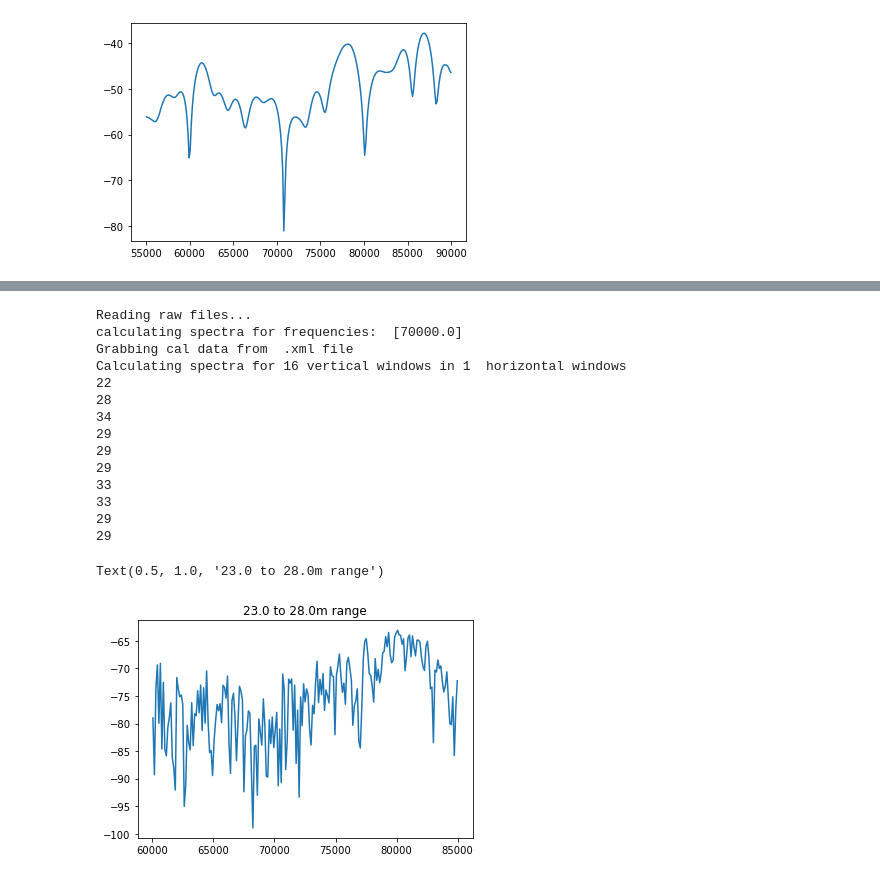
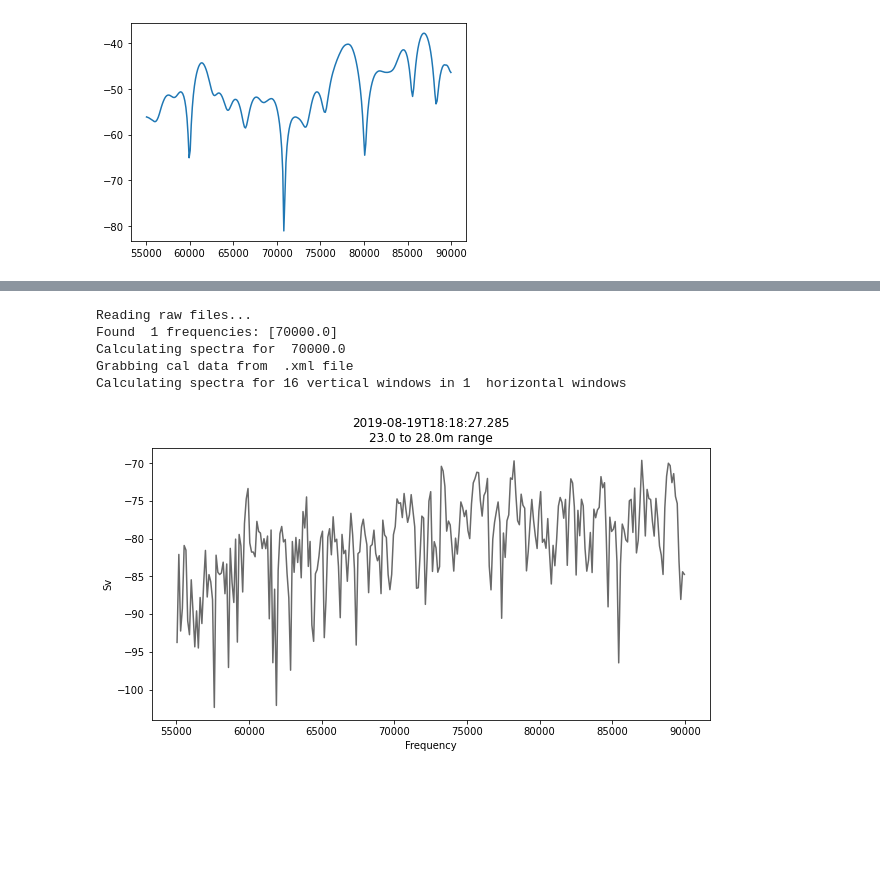
Before and after one commit to leviner/rltools, a Jupyter notebook: ek80Tools/spectra.ipynb, the cells around one changed output, grey strips where cells are left out. Cells and saved outputs as stored; diff of their text form; code cells hidden in the pictures; blank space fills up the shorter version.

```diff
--- a/ek80Tools/spectra.ipynb
+++ b/ek80Tools/spectra.ipynb
@@ -46,14 +59,3 @@ def freqtransf(FFTvecin,fsdec,fc): #sampling decimation of band-limited signal
     FFTvec = FFTvec[idxmin:idxmin+nfft]
     fvec = fvec[idxmin:idxmin+nfft]
     return FFTvec, fvec
-# %%
-nfft  = len(FFTvecin)
-FFTvec = np.ravel([FFTvecin, FFTvecin, FFTvecin])
-fvec  = fsdec*np.linspace(0,1-(1/nfft),nfft)
-fvec   = np.ravel([fvec,fsdec+fvec,(2*fsdec)+fvec])
-if fc > (fsdec/2):
-    idxmin      = round((fc-fsdec/2)/fsdec*nfft)-1
-else:
-    idxmin      = 0
-FFTvec = FFTvec[idxmin:idxmin+nfft]
-fvec = fvec[idxmin:idxmin+nfft]
@@ -64,14 +62,3 @@ fvec[-1]
-# %%
-nfft  = len(FFTvecin)
-FFTvec  = FFTvec = np.ravel([FFTvecin, FFTvecin, FFTvecin])
-fvec  = fsdec*np.linspace(0,1-(1/nfft),nfft)
-fvec   = np.ravel([fvec,fsdec+fvec,(2*fsdec)+fvec])
-if fc > (fsdec/2):
-    idxmin      = round((fc-fsdec/2)/fsdec*nfft)
-else:
-    idxmin      = 1
-FFTvec = FFTvec[idxmin:idxmin+nfft]
-fvec = fvec[idxmin:idxmin+nfft]
 # %%
 rawfiles=['SME80/RWP_2018_deployment_plan-Phase0-D20190727-T081515-0-pp_55-90FM_split.raw']
 calFilesXML=['SME80/SME80_FM.xml']
@@ -116,7 +103,8 @@ class winSetup():
 # %%
 win = winSetup(d_power) # setup the window parameters
 # %%
-filename = 'FMProcessing/cv1.csv'
+import pandas as pd
+filename = 'Example_ComplexVoltages.csv' #
 data = pd.read_csv(filename, sep=",", header=None)
 data = np.ravel(data.applymap(lambda s: np.complex(''.join((s.replace('i', 'j')).split()))).values)
 # %%
@@ -456,36 +472,17 @@ class spectra():
 # %%
+# Example using data with a single frequency and one cal file (SME mooring data)
 from glob import glob
 files = glob('D:/SME80/RWP*FM_split.raw')
-rawFiles = files[0:10]
-#rawFiles=['SME80/RWP_2018_deployment_plan-Phase0-D20190727-T081515-0-pp_55-90FM_split.raw'] This is my test file for comparison
-calFileXML='D:/SME80/SME80_FM.xml'
+rawFiles = files[0:1]
+calFilesXML=['D:/SME80/SME80_70000FM.xml']
 
-s = spectra(0, 5, rawFiles, calFileXML)
+s = spectra(0, 5, rawFiles, calFilesXML)
 s.calcSpectra()
+s.plotSpec(0,4)
 # %% [output]
 Reading raw files...
-calculating spectra for frequencies:  [70000.0]
+Found  1 frequencies: [70000.0]
+Calculating spectra for  70000.0
 Grabbing cal data from  .xml file
 Calculating spectra for 16 vertical windows in 1  horizontal windows
-22
-28
-34
-29
-29
-29
-33
-33
-29
-29
+[figure, added]
-# %%
-windowX = 1
-windowZ = 4
-fFilt = tuple([(s.spectraDict[70000]['frequency'] >=60000)&(s.spectraDict[70000]['frequency'] <=85000)])
-windowHeight = s.spectraDict[70000]['rangeBinCenters'][1]-s.spectraDict[70000]['rangeBinCenters'][0]
-windowBot = s.spectraDict[70000]['rangeBinCenters'][windowZ]-windowHeight/2
-windowTop = windowBot+windowHeight
-plt.plot(s.spectraDict[70000]['frequency'][fFilt],s.spectraDict[70000]['Sv'][windowX][windowZ][fFilt])
-plt.title(str(windowBot)+' to '+str(windowTop)+'m range')
-# %% [output]
-Text(0.5, 1.0, '23.0 to 28.0m range')
-[figure, removed]
```
Also changed, not shown: parts of 9 cells of this notebook.
